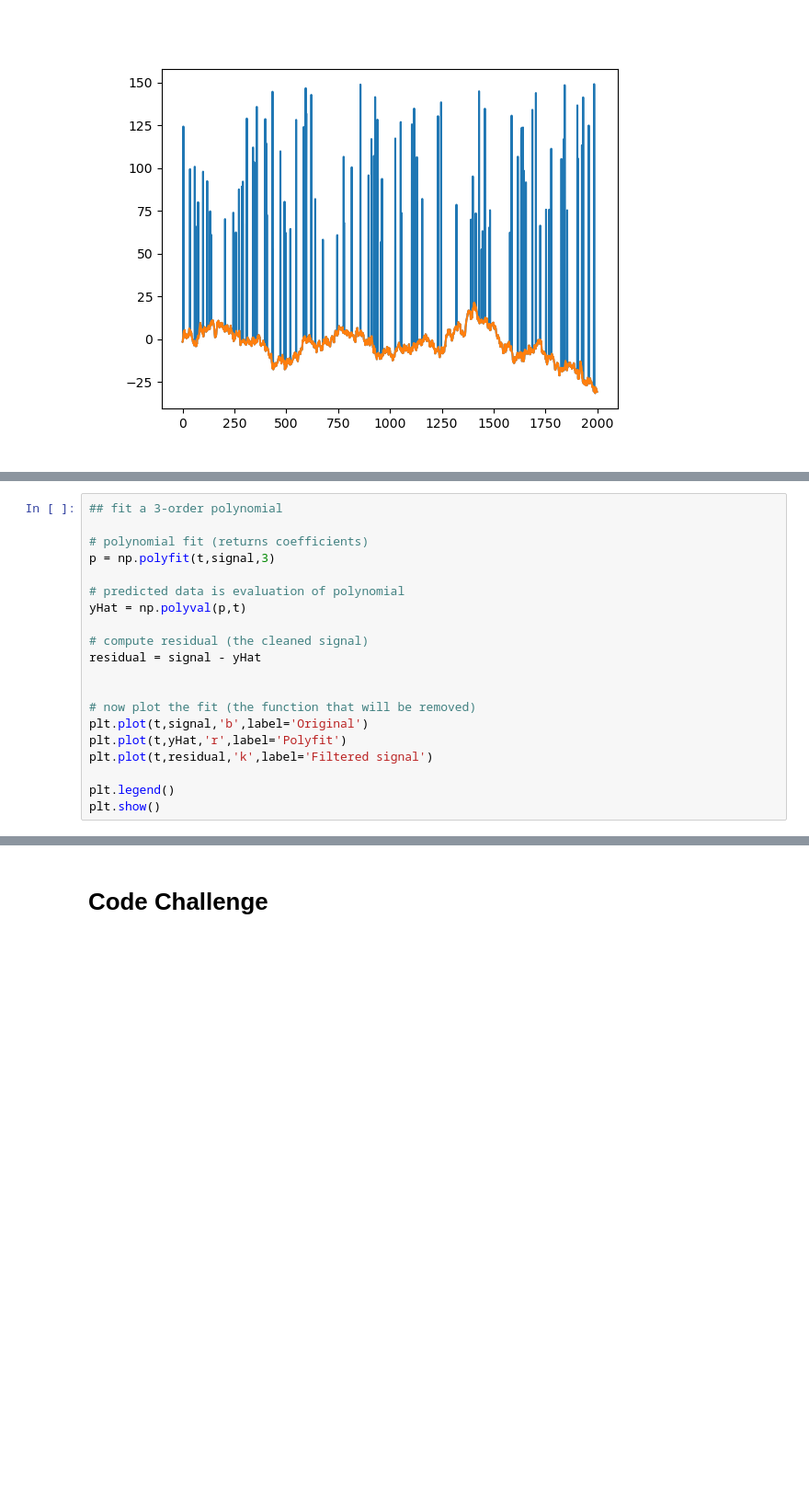
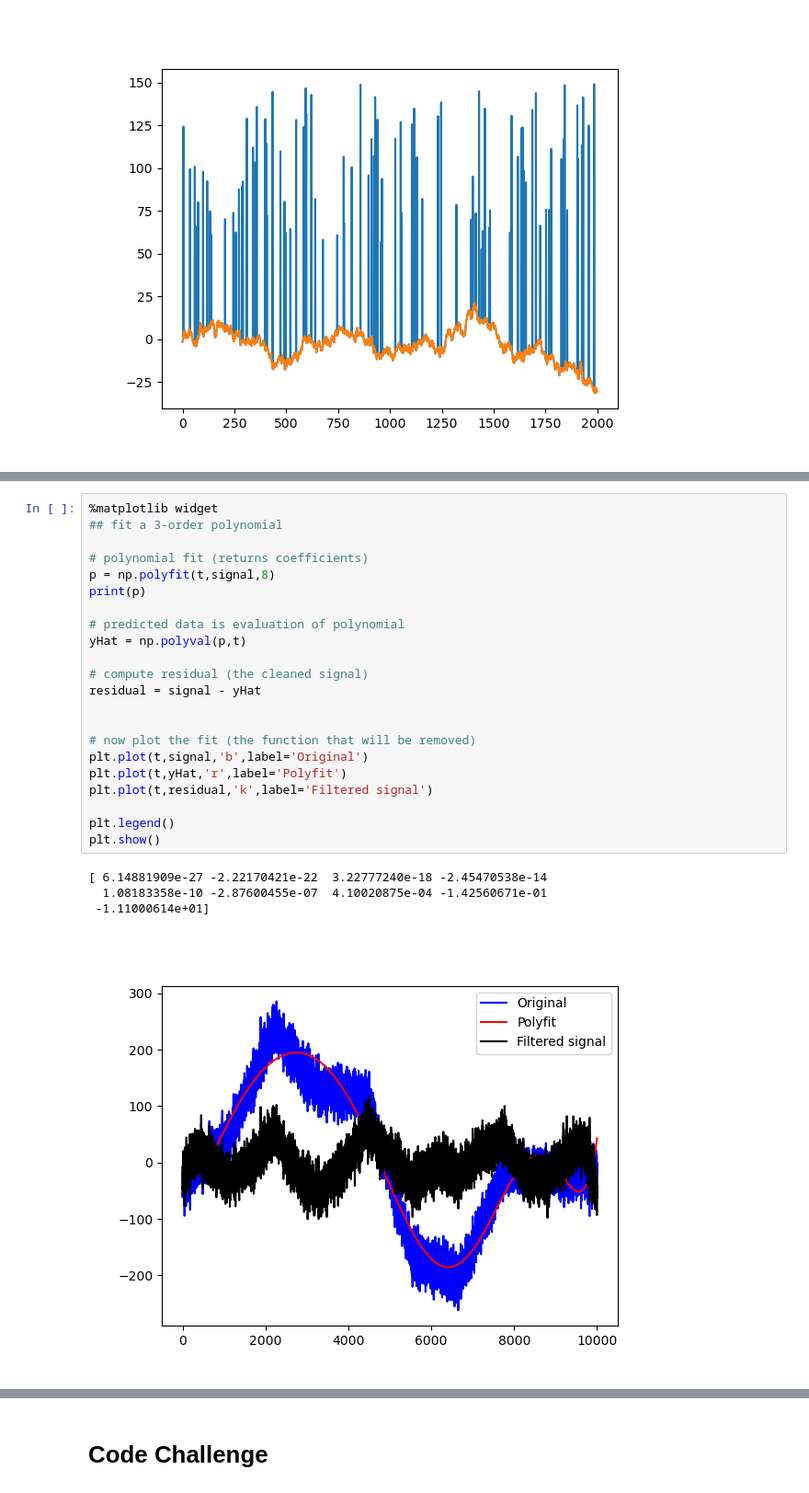
Before and after one commit to flacout/SignalProcessingCourse, a Jupyter notebook: TimeSeriesDenoising/sigprocMXC_timeSeriesDenoising.ipynb, the cells around one changed output, grey strips where cells are left out. Shown at 92% size. Cells and saved outputs as stored; diff of their text form; blank space fills up the shorter version.

```diff
--- a/TimeSeriesDenoising/sigprocMXC_timeSeriesDenoising.ipynb
+++ b/TimeSeriesDenoising/sigprocMXC_timeSeriesDenoising.ipynb
@@ -417,21 +430,28 @@ plt.show()
 # %%
+%matplotlib widget
 ## fit a 3-order polynomial
 
 # polynomial fit (returns coefficients)
-p = np.polyfit(t,signal,3)
+p = np.polyfit(t,signal,8)
+print(p)
 
 # predicted data is evaluation of polynomial
 yHat = np.polyval(p,t)
 
 # compute residual (the cleaned signal)
 residual = signal - yHat
 
 
 # now plot the fit (the function that will be removed)
 plt.plot(t,signal,'b',label='Original')
 plt.plot(t,yHat,'r',label='Polyfit')
 plt.plot(t,residual,'k',label='Filtered signal')
 
 plt.legend()
 plt.show()
+# %% [output]
+[ 6.14881909e-27 -2.22170421e-22  3.22777240e-18 -2.45470538e-14
+  1.08183358e-10 -2.87600455e-07  4.10020875e-04 -1.42560671e-01
+ -1.11000614e+01]
+[figure, added]
 # %%
```
Also changed, not shown: parts of 17 cells of this notebook, 1 other file.
